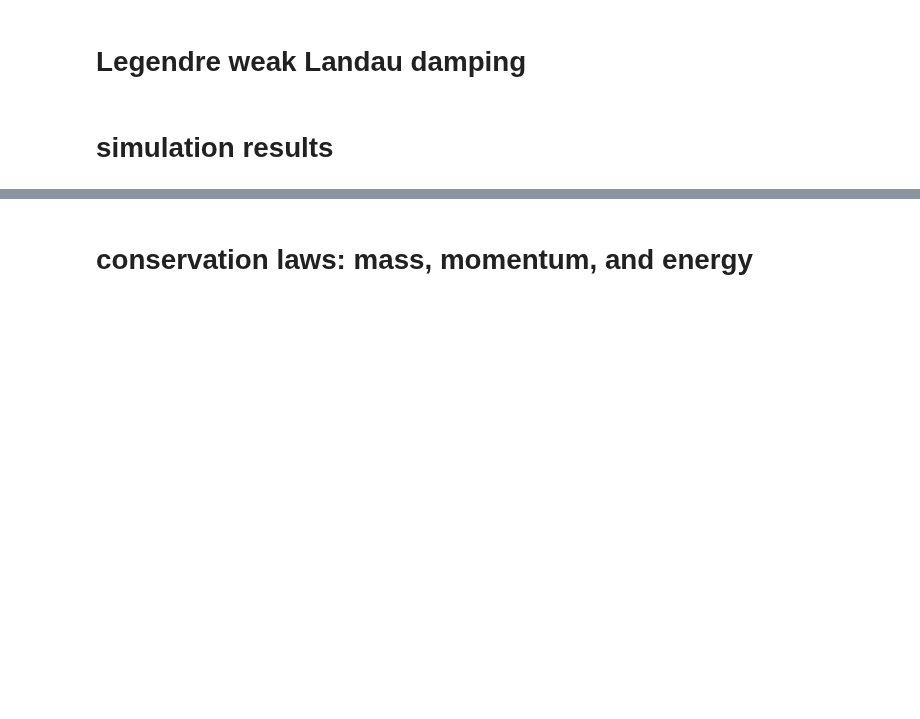
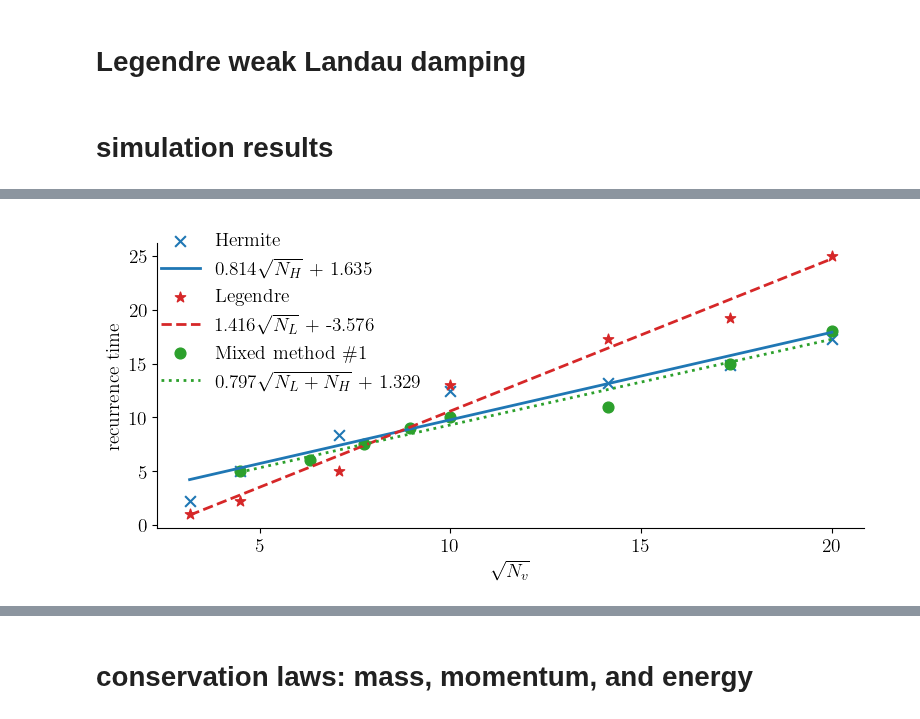
Before and after one commit to opaliss/mixed_methods, a Jupyter notebook: analysis/legendre/weak_landau_damping_legendre.ipynb, the cells around one changed output, grey strips where cells are left out. Cells and saved outputs as stored; diff of their text form; code cells hidden in the pictures; blank space fills up the shorter version.

```diff
--- a/analysis/legendre/weak_landau_damping_legendre.ipynb
+++ b/analysis/legendre/weak_landau_damping_legendre.ipynb
@@ -135,2 +118,38 @@ _ = plt.plot(charge_density_legendre(q_e=setup.q_e, q_i=setup.q_i,
+# %%
+Nv_vec_legendre = [10, 20, 50, 100, 200, 300, 400]
+recurrence_vec_legendre = [np.sqrt(1), np.sqrt(5), np.sqrt(25), np.sqrt(170), np.sqrt(300), np.sqrt(370), 25]
+# %%
+recurrence_vec_hermite = [np.sqrt(5), np.sqrt(25), np.sqrt(70), np.sqrt(155), np.sqrt(175), np.sqrt(220), np.sqrt(300)]
+Nv_vec_hermite = [10, 20, 50, 100, 200, 300, 400]
+# %%
+Nv_vec_mm1 = [20, 40, 60, 80, 100, 200, 300, 400]
+recurrence_vec_mm1 = [5, 6, 7.5, 9, 10, 11, 15, 18]
+# %%
+fig, ax = plt.subplots(figsize=(8, 4))
+ax.scatter(np.sqrt(Nv_vec_hermite), recurrence_vec_hermite, marker="x", s=60, color="tab:blue", label="Hermite")
+slope, intercept = np.polyfit(np.sqrt(Nv_vec_hermite), recurrence_vec_hermite, 1)
+ax.plot(np.sqrt(Nv_vec_hermite), slope*np.sqrt(Nv_vec_hermite) + intercept, color="tab:blue", linewidth=2, label=str(round(slope, 3)) + "$\sqrt{N_{H}}$ + " + str(round(intercept, 3)))
+
+
+ax.scatter(np.sqrt(Nv_vec_legendre), recurrence_vec_legendre, marker="*", s=60, color="tab:red", label="Legendre")
+slope, intercept = np.polyfit(np.sqrt(Nv_vec_legendre), recurrence_vec_legendre, 1)
+ax.plot(np.sqrt(Nv_vec_legendre), slope*np.sqrt(Nv_vec_legendre) + intercept, color="tab:red", linewidth=2, ls="--", label=str(round(slope, 3)) + "$\sqrt{N_{L}}$ + " + str(round(intercept, 3)))
+
+ax.scatter(np.sqrt(Nv_vec_mm1), recurrence_vec_mm1, marker="o", s=60, color="tab:green", label="Mixed method \#1")
+slope, intercept = np.polyfit(np.sqrt(Nv_vec_mm1), recurrence_vec_mm1, 1)
+ax.plot(np.sqrt(Nv_vec_mm1), slope*np.sqrt(Nv_vec_mm1) + intercept, color="tab:green", linewidth=2, ls=":", label=str(round(slope, 3)) + "$\sqrt{N_{L}+ N_{H}}$ + " + str(round(intercept, 3)))
+
+
+ax.spines['right'].set_visible(False)
+ax.spines['top'].set_visible(False)
+ax.set_xticks([ 5, 10, 15, 20])
+ax.set_ylabel("recurrence time")
+ax.set_xlabel("$\sqrt{N_{v}}$")
+legend = ax.legend(ncols=1, fancybox=False, shadow=False, fontsize=14, bbox_to_anchor=(0.4, 1.1))
+legend.get_frame().set_alpha(0)
+plt.tight_layout()
+plt.savefig("../../figures/legendre/weak_landau/weak_landau_damping_recurrence_time.png", dpi=300)
+# %% [output]
+[figure, added]
 # %%
 # plot the electric field damping rate
```
Also changed, not shown: parts of 8 cells of this notebook, 8 other files.
